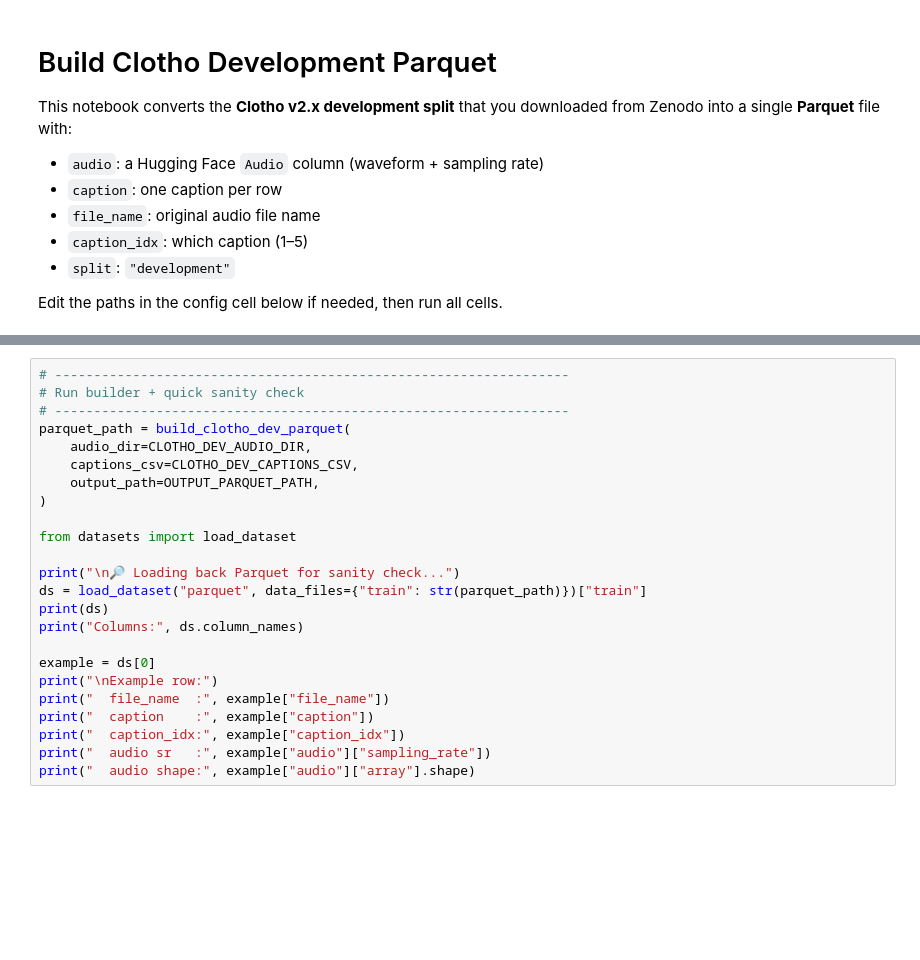
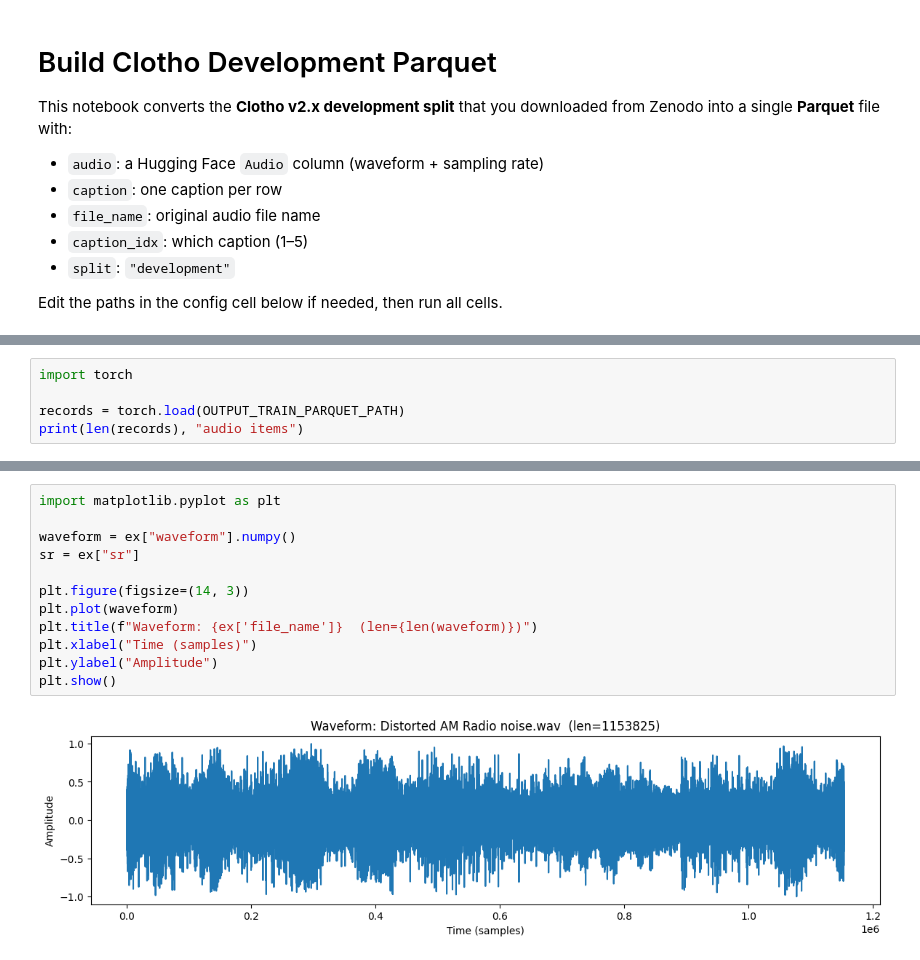
Before and after one commit to Vedaang-Chopra/Edge-Glass, a Jupyter notebook: code_base/v2_code_base/00_build_clotho_dev_parquet.ipynb, the cells around one changed output, grey strips where cells are left out. Cells and saved outputs as stored; diff of their text form; blank space fills up the shorter version.

```diff
--- a/code_base/v2_code_base/00_build_clotho_dev_parquet.ipynb
+++ b/code_base/v2_code_base/00_build_clotho_dev_parquet.ipynb
@@ -42,0 +153,5 @@ print("Output    :", OUTPUT_PARQUET_PATH.resolve())
+# %%
+import torch
+
+records = torch.load(OUTPUT_TRAIN_PARQUET_PATH)
+print(len(records), "audio items")
@@ -130,24 +175,14 @@ def build_clotho_dev_parquet(
-# %%
-# ------------------------------------------------------------------
-# Run builder + quick sanity check
-# ------------------------------------------------------------------
-parquet_path = build_clotho_dev_parquet(
-    audio_dir=CLOTHO_DEV_AUDIO_DIR,
-    captions_csv=CLOTHO_DEV_CAPTIONS_CSV,
-    output_path=OUTPUT_PARQUET_PATH,
-)
-
-from datasets import load_dataset
-
-print("\n🔎 Loading back Parquet for sanity check...")
-ds = load_dataset("parquet", data_files={"train": str(parquet_path)})["train"]
-print(ds)
-print("Columns:", ds.column_names)
-
-example = ds[0]
-print("\nExample row:")
-print("  file_name  :", example["file_name"])
-print("  caption    :", example["caption"])
-print("  caption_idx:", example["caption_idx"])
-print("  audio sr   :", example["audio"]["sampling_rate"])
-print("  audio shape:", example["audio"]["array"].shape)
+# %%
+import matplotlib.pyplot as plt
+
+waveform = ex["waveform"].numpy()
+sr = ex["sr"]
+
+plt.figure(figsize=(14, 3))
+plt.plot(waveform)
+plt.title(f"Waveform: {ex['file_name']}  (len={len(waveform)})")
+plt.xlabel("Time (samples)")
+plt.ylabel("Amplitude")
+plt.show()
+# %% [output]
+[figure, added]
```
Also changed, not shown: parts of 10 cells of this notebook, 43 other files.
